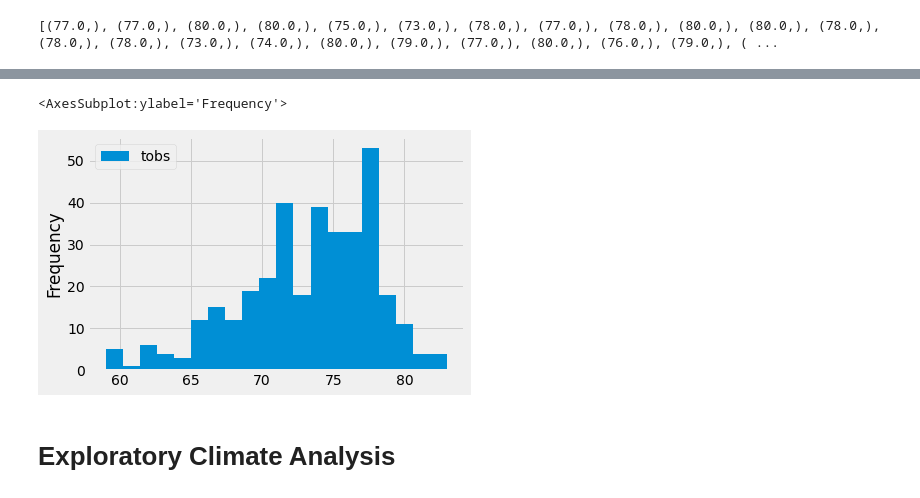
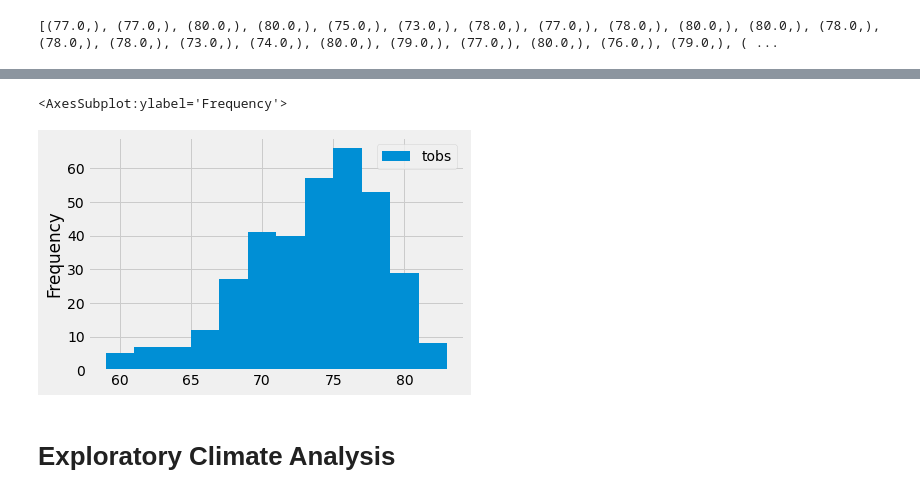
Before and after one commit to JDittes/surfs_up, a Jupyter notebook: Surfs_Up.ipynb, the cells around one changed output, grey strips where cells are left out. Cells and saved outputs as stored; diff of their text form; code cells hidden in the pictures.

```diff
--- a/Surfs_Up.ipynb
+++ b/Surfs_Up.ipynb
@@ -183,10 +167,10 @@ print(best_station_df)
 
 [352 rows x 1 columns]
 # %%
-best_station_df.plot.hist(bins=20)
+best_station_df.plot.hist(bins=12)
 # %% [output]
 <AxesSubplot:ylabel='Frequency'>
-[figure, old version]
+[figure, new version]
 # %%
 # reflect an existing database into a new model
 
```
Also changed, not shown: parts of 1 cell of this notebook, 1 other file.
